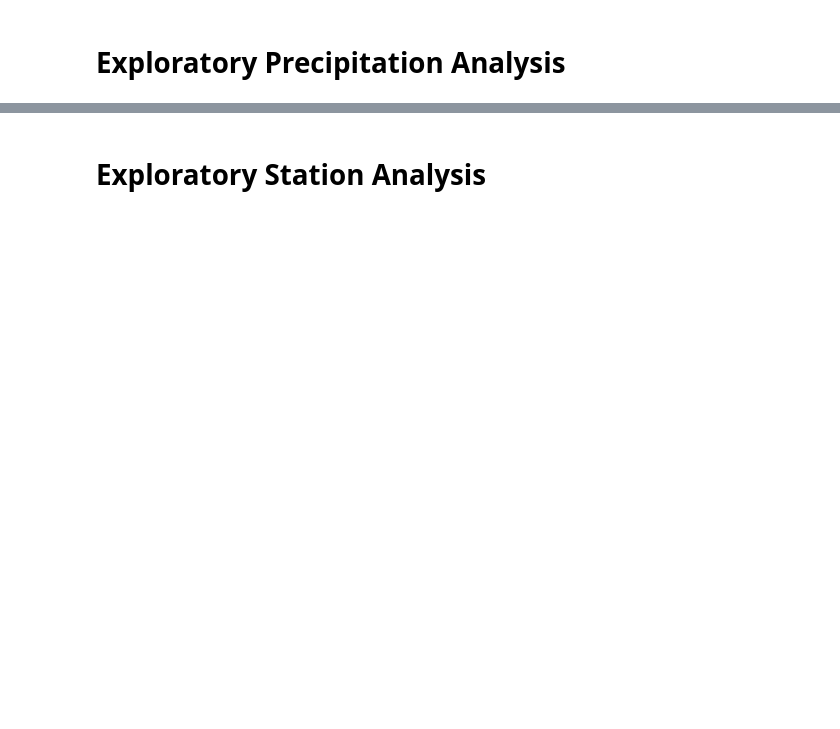
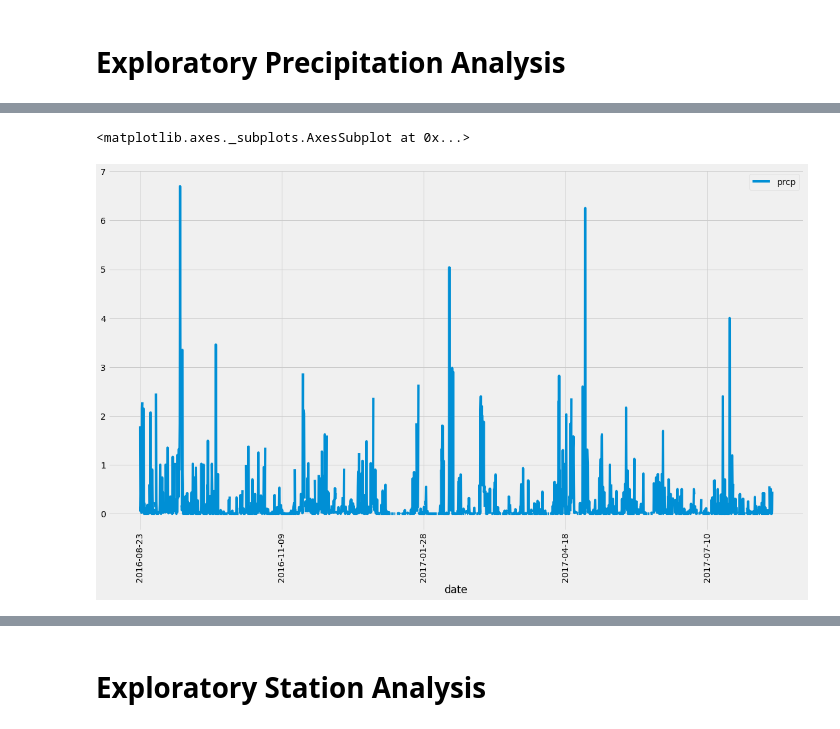
Before and after one commit to Eobodoechine/Climate, a Jupyter notebook: 10-Advanced-Data-Storage-and-Retrieval_Homework_Instructions_climate_starter.ipynb, the cells around one changed output, grey strips where cells are left out. Cells and saved outputs as stored; diff of their text form; code cells hidden in the pictures; blank space fills up the shorter version.

```diff
--- a/10-Advanced-Data-Storage-and-Retrieval_Homework_Instructions_climate_starter.ipynb
+++ b/10-Advanced-Data-Storage-and-Retrieval_Homework_Instructions_climate_starter.ipynb
@@ -31,4 +31,11 @@ Base.classes.keys()
 # %%
 # Save references to each table
+measurement=Base.classes.measurement
+station=Base.classes.station
 # %%
 # Create our session (link) from Python to the DB
+session = Session(engine)
+inspector = inspect(engine)
+columns=inspector.get_columns('measurement')
+for column in columns:
+    print(column["name"],column["type"])
@@ -38,0 +67,5 @@ Base.classes.keys()
+# %%
+sdate=session.query(measurement.date,measurement.prcp,measurement.station,measurement.tobs).\
+filter(measurement.date >= oyear).all()
+prows = [{"date": s[0], "prcp": s[1]} for s in sdate]
+prows
@@ -39,3 +90,9 @@ Base.classes.keys()
+# %%
+ddate=pd.DataFrame(prows).set_index("date").sort_values(by=['date'],ascending=True)
+ddate.plot(figsize=(18,10),rot=90)
+# %% [output]
+<matplotlib.axes._subplots.AxesSubplot at 0x...>
+[figure, added]
 # %%
 # Design a query to retrieve the last 12 months of precipitation data and plot the results.
 # Starting from the most recent data point in the database.
```
Also changed, not shown: parts of 11 cells of this notebook.
